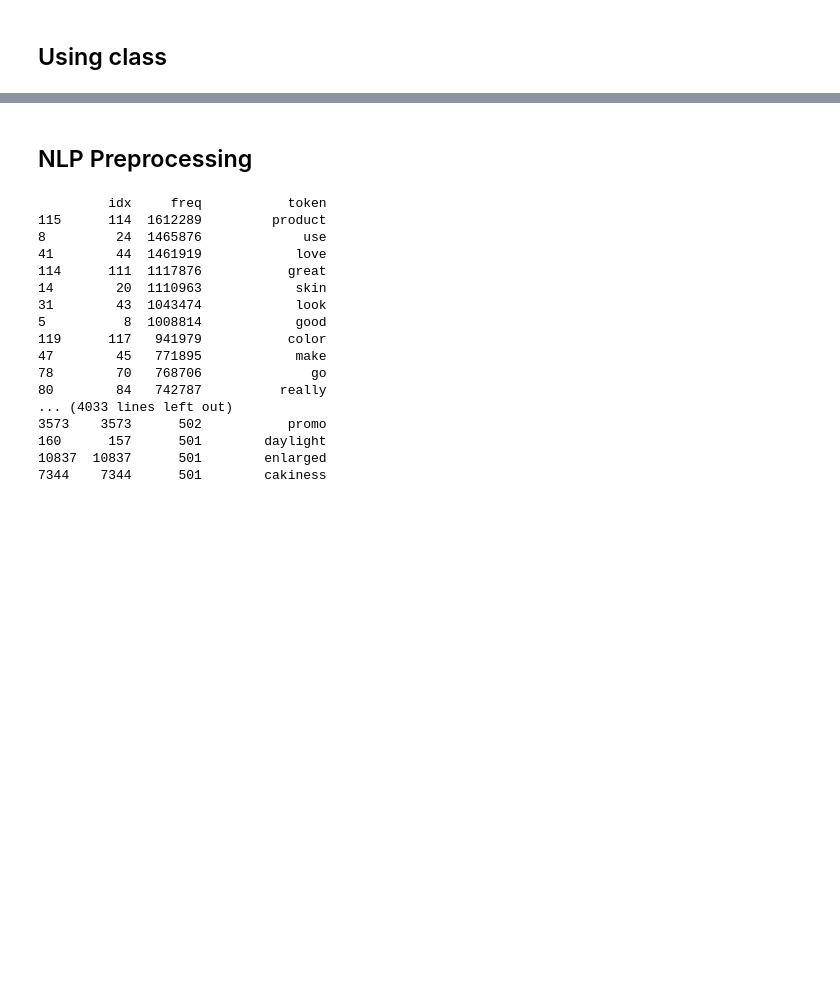
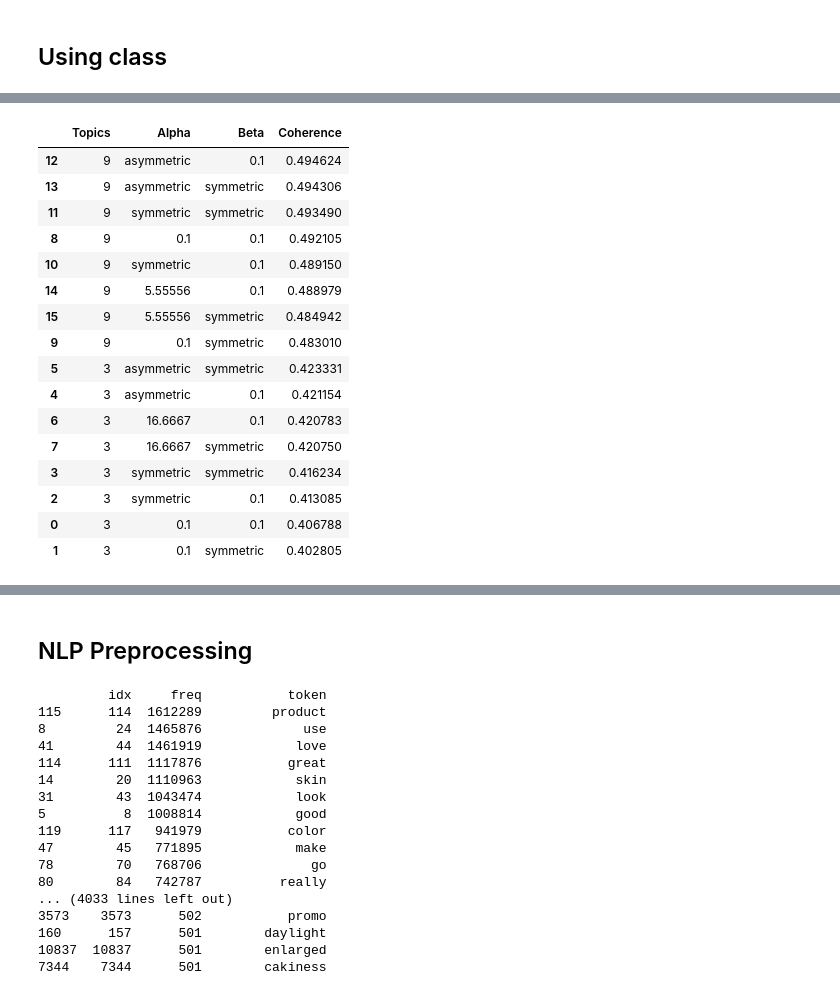
Before and after one commit to Anis-Bensaid/CapstoneProject, a Jupyter notebook: topic_modelling/Ratings and Reviews Topic Modeling.ipynb, the cells around one changed output, grey strips where cells are left out. Saved outputs shown, nothing was run; the diff lists cells and outputs as text; code cells hidden in the pictures; blank space fills up the shorter version.

```diff
--- a/topic_modelling/Ratings and Reviews Topic Modeling.ipynb
+++ b/topic_modelling/Ratings and Reviews Topic Modeling.ipynb
@@ -304,5 +398,5 @@ bad_lda.view()
 # %%
 print(len(neutral_reviews))
-neutral_lda = TopicModeller(neutral_reviews, 'description')
+neutral_lda = TopicModeller(neutral_reviews, 'tokens')
 neutral_lda.train_valid_lda()
 neutral_lda.view()
@@ -308,0 +425,20 @@ neutral_lda.view()
+# %%
+display(neutral_lda.cv_results)
+# %% [output]
+|  | Topics | Alpha | Beta | Coherence |
+| 12 | 9 | asymmetric | 0.1 | 0.494624 |
+| 13 | 9 | asymmetric | symmetric | 0.494306 |
+| 11 | 9 | symmetric | symmetric | 0.493490 |
+| 8 | 9 | 0.1 | 0.1 | 0.492105 |
+| 10 | 9 | symmetric | 0.1 | 0.489150 |
+| 14 | 9 | 5.55556 | 0.1 | 0.488979 |
+| 15 | 9 | 5.55556 | symmetric | 0.484942 |
+| 9 | 9 | 0.1 | symmetric | 0.483010 |
+| 5 | 3 | asymmetric | symmetric | 0.423331 |
+| 4 | 3 | asymmetric | 0.1 | 0.421154 |
+| 6 | 3 | 16.6667 | 0.1 | 0.420783 |
+| 7 | 3 | 16.6667 | symmetric | 0.420750 |
+| 3 | 3 | symmetric | symmetric | 0.416234 |
+| 2 | 3 | symmetric | 0.1 | 0.413085 |
+| 0 | 3 | 0.1 | 0.1 | 0.406788 |
+| 1 | 3 | 0.1 | symmetric | 0.402805 |
```
Also changed, not shown: parts of 28 cells of this notebook.
